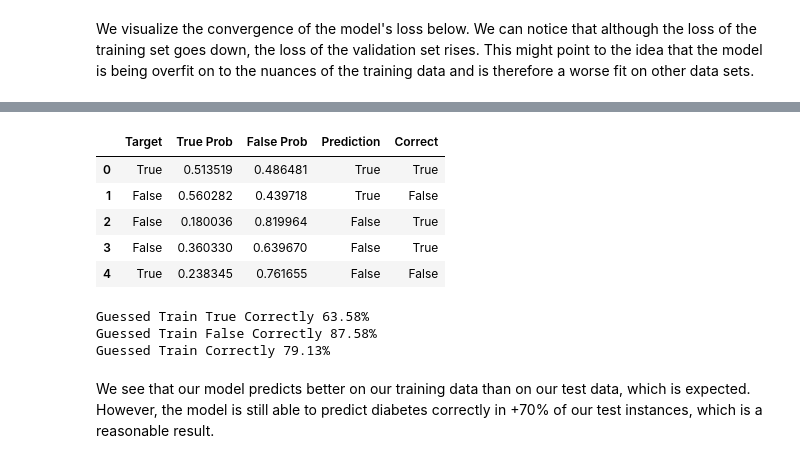
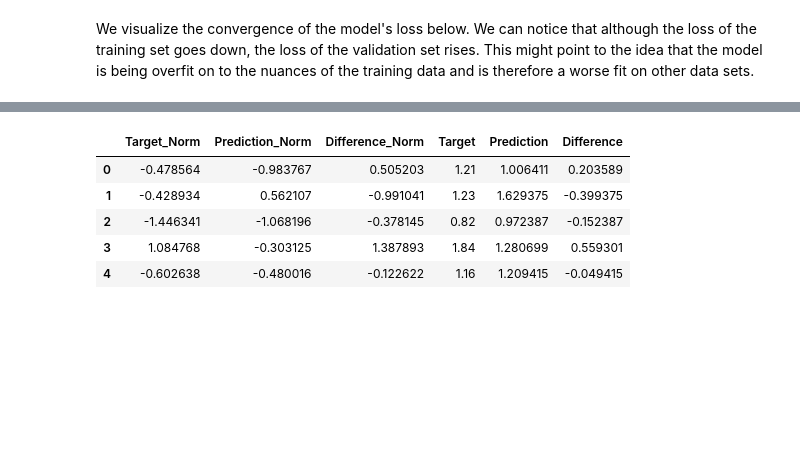
Before and after one commit to jackburbidge/portfolio, a Jupyter notebook: Avocado_TensorFlow_Linear.ipynb, the cells around one changed output, grey strips where cells are left out. Cells and saved outputs as stored; diff of their text form; code cells hidden in the pictures; blank space fills up the shorter version.

```diff
--- a/Avocado_TensorFlow_Linear.ipynb
+++ b/Avocado_TensorFlow_Linear.ipynb
@@ -150,6 +189,10 @@ First we need to process our data by normalizing it. To normalize it we take eac
 
 $$ f(x) = \frac {X - \mu}{\sigma} $$
 # %%
-X_train_norm = process_data(X_train)
-X_val_norm = process_data(X_val)
-X_test_norm = process_data(X_test)
+X_train_norm, y_train_norm = process_data(X_train, y_train)
+X_val_norm, y_val_norm = process_data(X_val, y_val)
+X_test_norm, y_test_norm = process_data(X_test, y_test)
+
+print(X_train_norm.shape, y_train_norm.shape)
+print(X_val_norm.shape, y_val_norm.shape)
+print(X_test_norm.shape, y_test_norm.shape)
@@ -156,9 +203,9 @@ X_test_norm = process_data(X_test)
 # %% [markdown]
 Next, we instantiate an initial model to ensure that our create_model function is working.
 # %%
-tf.keras.utils.set_random_seed(18)
+tf.keras.utils.set_random_seed(12)
 learning_rate = .1
 model = create_model(learning_rate)
-model.fit(X_train_norm, y_train, epochs=300, batch_size=50)
+model.fit(X_train_norm, y_train_norm, epochs=300, batch_size=50)
 # %% [output]
 Epoch 1/300
@@ -203,10 +250,10 @@ for learning_rate in parameters['learning_rate']:
         for batch_size in parameters['batch_size']:
             model = create_model(learning_rate)
             model.fit(X_train_norm,
-                      y_train,
+                      y_train_norm,
                       epochs=epochs,
                       batch_size=int(batch_size * len(X_train_norm)),
-                      validation_data=(X_val_norm, y_val),
+                      validation_data=(X_val_norm, y_val_norm),
                       verbose=0)
 
             train_losses.update({(learning_rate, epochs, batch_size) : model.history.history['loss'][-1]})
@@ -244,8 +291,8 @@ We have the best hyperparameters from the grid search. In a normal scenario, whe
 # %%
 model = create_model(results.iloc[0]['learning_rate'])
 model.fit(X_train_norm,
-          y_train,
+          y_train_norm,
           epochs=int(results.iloc[0]['epochs']),
           batch_size=int(results.iloc[0]['batch_size'] * len(X_train_norm)),
-          validation_data=(X_val_norm, y_val))
+          validation_data=(X_val_norm, y_val_norm))
 # %% [output]
@@ -308,8 +372,11 @@ Guessed Test Correctly 71.43%
 # %%
 preds_train = model.predict(X_train_norm)
-results_train = pd.DataFrame({'Target' : np.array(y_train).T[0], 'True Prob' : preds_train.T[0], 'False Prob' : 1 - preds_train.T[0]})
-results_train['Target'] = results_train['Target'].astype(bool)
-results_train['Prediction'] = results_train['True Prob'] >= .5
-results_train['Correct'] = results_train['Target'] == results_train['Prediction']
+results_train = pd.DataFrame({'Target_Norm' : np.array(y_train_norm).T[0], 'Prediction_Norm' : preds_train.T[0]})
+results_train['Difference_Norm'] = results_train['Target_Norm'] - results_train['Prediction_Norm']
+normalize = tf.keras.layers.Normalization(axis=1, invert=True)
+normalize.adapt(y_train)
+results_train['Target'] = normalize(y_train_norm)
+results_train['Prediction'] = normalize(preds_train)
+results_train['Difference'] = results_train['Target'] - results_train['Prediction']
 results_train.head()
 # %% [output]
@@ -317,20 +384,7 @@ results_train.head()
-|  | Target | True Prob | False Prob | Prediction | Correct |
-| 0 | True | 0.513519 | 0.486481 | True | True |
-| 1 | False | 0.560282 | 0.439718 | True | False |
-| 2 | False | 0.180036 | 0.819964 | False | True |
-| 3 | False | 0.360330 | 0.639670 | False | True |
-| 4 | True | 0.238345 | 0.761655 | False | False |
+|  | Target_Norm | Prediction_Norm | Difference_Norm | Target | Prediction | Difference |
+| 0 | -0.478564 | -0.983767 | 0.505203 | 1.21 | 1.006411 | 0.203589 |
+| 1 | -0.428934 | 0.562107 | -0.991041 | 1.23 | 1.629375 | -0.399375 |
+| 2 | -1.446341 | -1.068196 | -0.378145 | 0.82 | 0.972387 | -0.152387 |
+| 3 | 1.084768 | -0.303125 | 1.387893 | 1.84 | 1.280699 | 0.559301 |
+| 4 | -0.602638 | -0.480016 | -0.122622 | 1.16 | 1.209415 | -0.049415 |
-# %%
-a = 100 * results_train[results_train['Target'] == True]['Correct'].sum() / len(results_train[results_train['Target'] == True])
-print('Guessed Train True Correctly %.2f%%' % a)
-b = 100 * results_train[results_train['Target'] == False]['Correct'].sum() / len(results_train[results_train['Target'] == False])
-print('Guessed Train False Correctly %.2f%%' % b)
-c = 100 * results_train['Correct'].sum() / len(results_train)
-print('Guessed Train Correctly %.2f%%' % c)
-# %% [output]
-Guessed Train True Correctly 63.58%
-Guessed Train False Correctly 87.58%
-Guessed Train Correctly 79.13%
-# %% [markdown]
-We see that our model predicts better on our training data than on our test data, which is expected. However, the model is still able to predict diabetes correctly in +70% of our test instances, which is a reasonable result.
 # %%
```
Also changed, not shown: parts of 40 cells of this notebook.
